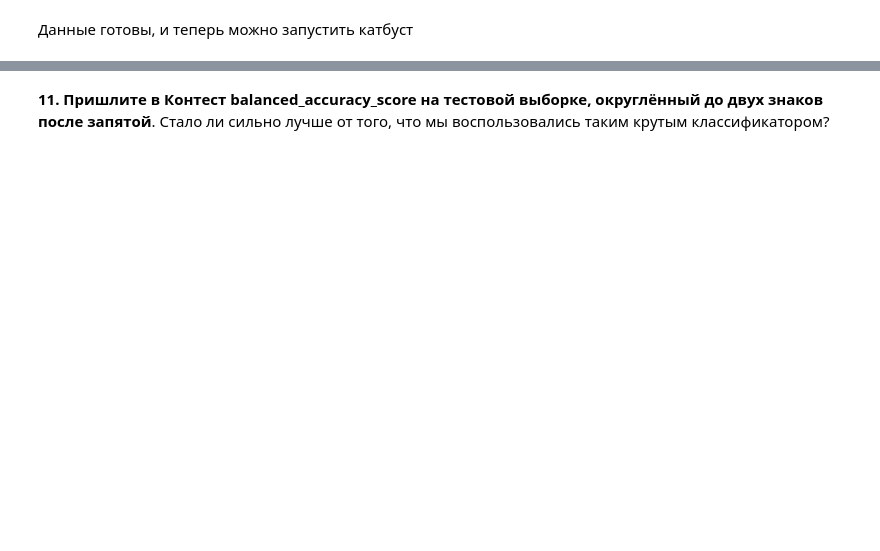
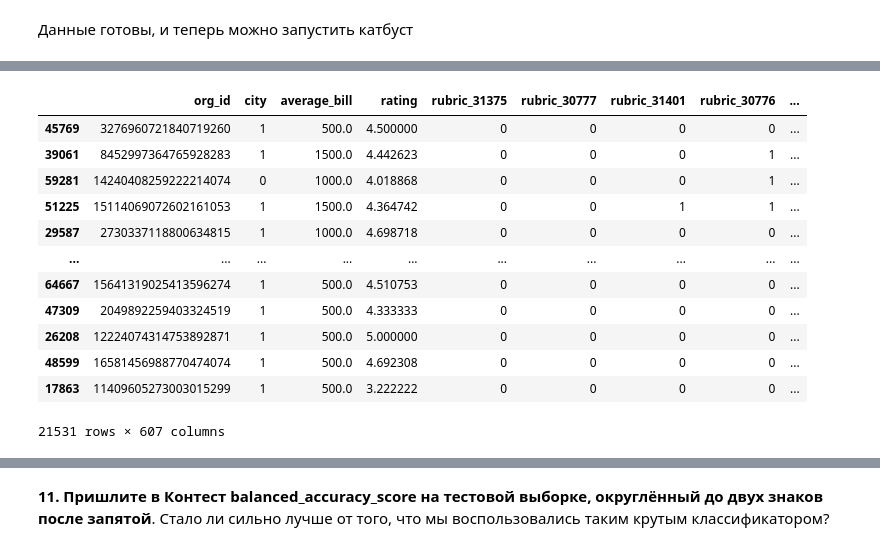
Before and after one commit to abglnv/yandex-ml-handbook, a Jupyter notebook: introduction/autohw_intro_ML_92e1d33a4d.ipynb, the cells around one changed output, grey strips where cells are left out. Cells and saved outputs as stored; diff of their text form; code cells hidden in the pictures; blank space fills up the shorter version.

```diff
--- a/introduction/autohw_intro_ML_92e1d33a4d.ipynb
+++ b/introduction/autohw_intro_ML_92e1d33a4d.ipynb
@@ -810,0 +773,39 @@ print(train_final.head())
+# %%
+def get_rubrics_features(df):
+    return set.union(*df['rubrics_id'].str.split().apply(set)), set.union(*df['features_id'].str.split().apply(set))
+
+def one_hot_encode(df: pd.DataFrame, ref_rubrics: set[str], ref_features: set[str]) -> pd.DataFrame:
+    new_df = df.copy()
+    new_df['city'] = new_df['city'].map({'msk': 1, 'spb': 0}).astype(int)
+
+    rubrics, features = get_rubrics_features(df)
+    rubrics_split = new_df['rubrics_id'].str.split()
+    features_split = new_df['features_id'].str.split()
+
+    for rubric_id in rubrics:
+        if rubric_id in ref_rubrics:
+            new_df[f'rubric_{rubric_id}'] = rubrics_split.apply(lambda x: str(rubric_id) in x).astype(int)
+
+    new_df[
+        [f'rubric_{ref_rubric}' for ref_rubric in ref_rubrics if ref_rubric not in rubrics]
+    ] = 0
+
+    for feature_id in features:
+        if feature_id in ref_features:
+            new_df[f'feature_{feature_id}'] = features_split.apply(lambda x: str(feature_id) in x).astype(int)
+    # Fill missing features with 0
+    new_df[
+        [f'feature_{ref_feature}' for ref_feature in ref_features if ref_feature not in features]
+    ] = 0
+
+    new_df['feature_other'] = (
+        rubrics_split.apply(lambda rubrics: sum(1 for rub in rubrics if rub not in ref_rubrics))
+        + features_split.apply(lambda features: sum(1 for feat in features if feat not in ref_features))
+    ).astype(int)
+
+    new_df.drop(columns=['rubrics_id', 'features_id'], inplace=True)  # drop original columns
+    return new_df
+
+train_rubrics, train_features = get_rubrics_features(clean_data_train)
+newdf_train = one_hot_encode(clean_data_train, train_rubrics, train_features)
+newdf_test = one_hot_encode(clean_data_test, train_rubrics, train_features)
@@ -830,3 +847,19 @@ Requirement already satisfied: tenacity>=6.2.0 in /usr/local/lib/python3.12/dist
 Downloading catboost-1.2.8-cp312-cp312-manylinux2014_x86_64.whl (99.2 MB)
 Installing collected packages: catboost
 Successfully installed catboost-1.2.8
+# %%
+newdf_train
+# %% [output]
+|  | org_id | city | average_bill | rating | rubric_31375 | rubric_30777 | rubric_31401 | rubric_30776 | ... |
+| 45769 | 3276960721840719260 | 1 | 500.0 | 4.500000 | 0 | 0 | 0 | 0 | ... |
+| 39061 | 8452997364765928283 | 1 | 1500.0 | 4.442623 | 0 | 0 | 0 | 1 | ... |
+| 59281 | 14240408259222214074 | 0 | 1000.0 | 4.018868 | 0 | 0 | 0 | 1 | ... |
+| 51225 | 15114069072602161053 | 1 | 1500.0 | 4.364742 | 0 | 0 | 1 | 1 | ... |
+| 29587 | 2730337118800634815 | 1 | 1000.0 | 4.698718 | 0 | 0 | 0 | 0 | ... |
+| ... | ... | ... | ... | ... | ... | ... | ... | ... | ... |
+| 64667 | 15641319025413596274 | 1 | 500.0 | 4.510753 | 0 | 0 | 0 | 0 | ... |
+| 47309 | 2049892259403324519 | 1 | 500.0 | 4.333333 | 0 | 0 | 0 | 0 | ... |
+| 26208 | 12224074314753892871 | 1 | 500.0 | 5.000000 | 0 | 0 | 0 | 0 | ... |
+| 48599 | 16581456988770474074 | 1 | 500.0 | 4.692308 | 0 | 0 | 0 | 0 | ... |
+| 17863 | 11409605273003015299 | 1 | 500.0 | 3.222222 | 0 | 0 | 0 | 0 | ... |
+21531 rows × 607 columns
```
Also changed, not shown: parts of 7 cells of this notebook.
